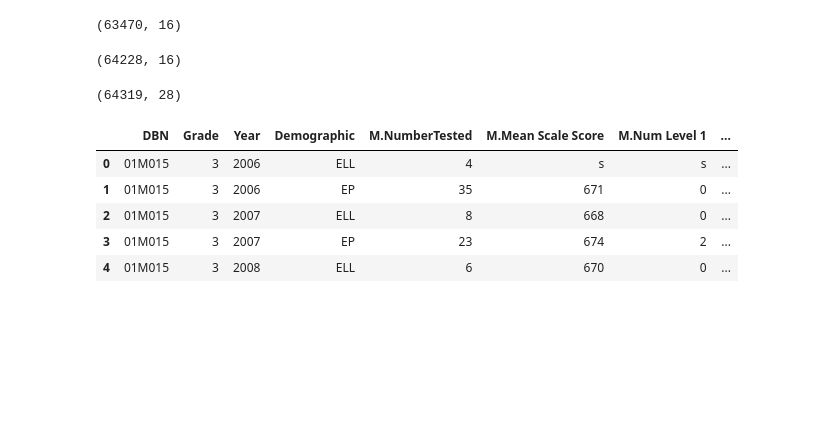
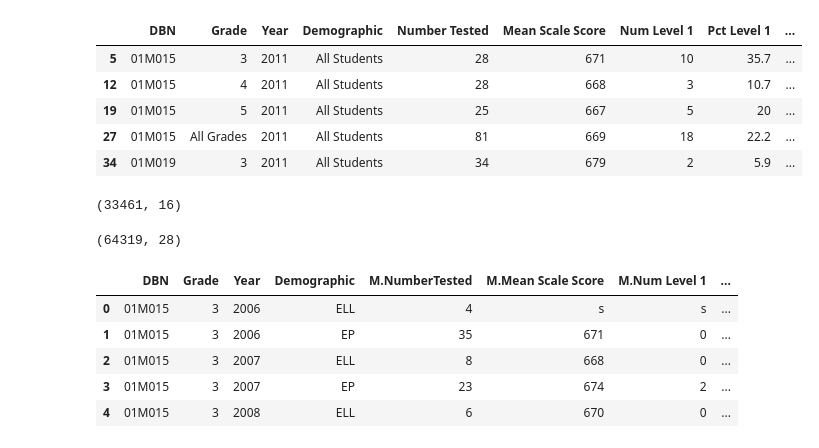
Before and after one commit to MYSProject/Education, a Jupyter notebook: MergeFiles.ipynb, the cells around one changed output. Cells and saved outputs as stored; diff of their text form; code cells hidden in the pictures; blank space fills up the shorter version.

```diff
--- a/MergeFiles.ipynb
+++ b/MergeFiles.ipynb
@@ -27,8 +44,14 @@ MathEll.head()
+# %%
+df =  Math[Math["Year"] == 2011]
+df.head()
+# %% [output]
+|  | DBN | Grade | Year | Demographic | Number Tested | Mean Scale Score | Num Level 1 | Pct Level 1 | ... |
+| 5 | 01M015 | 3 | 2011 | All Students | 28 | 671 | 10 | 35.7 | ... |
+| 12 | 01M015 | 4 | 2011 | All Students | 28 | 668 | 3 | 10.7 | ... |
+| 19 | 01M015 | 5 | 2011 | All Students | 25 | 667 | 5 | 20 | ... |
+| 27 | 01M015 | All Grades | 2011 | All Students | 81 | 669 | 18 | 22.2 | ... |
+| 34 | 01M019 | 3 | 2011 | All Students | 34 | 679 | 2 | 5.9 | ... |
 # %%
-englishEll.shape
+Math.shape
 # %% [output]
-(63470, 16)
+(33461, 16)
-# %%
-MathEll.shape
-# %% [output]
-(64228, 16)
```
Also changed, not shown: parts of 18 cells of this notebook, 6 other files.
